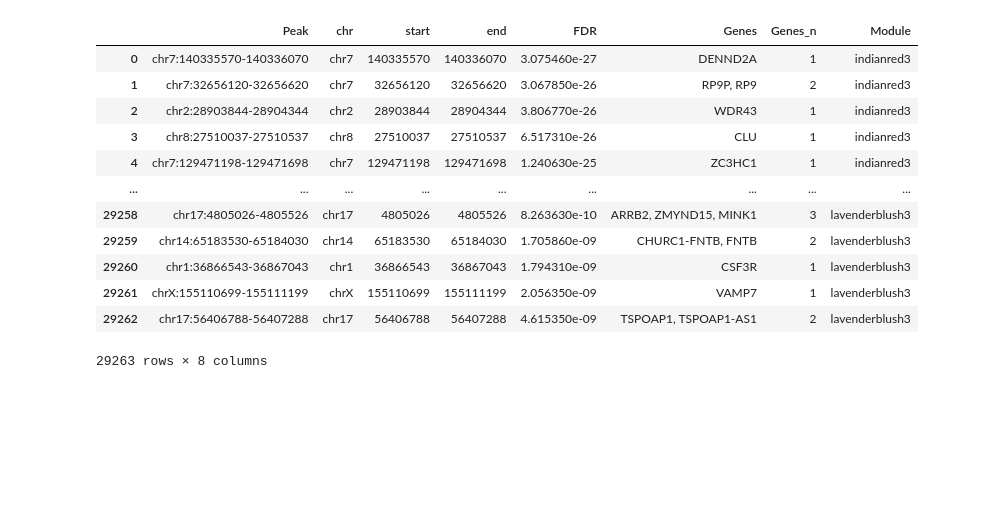
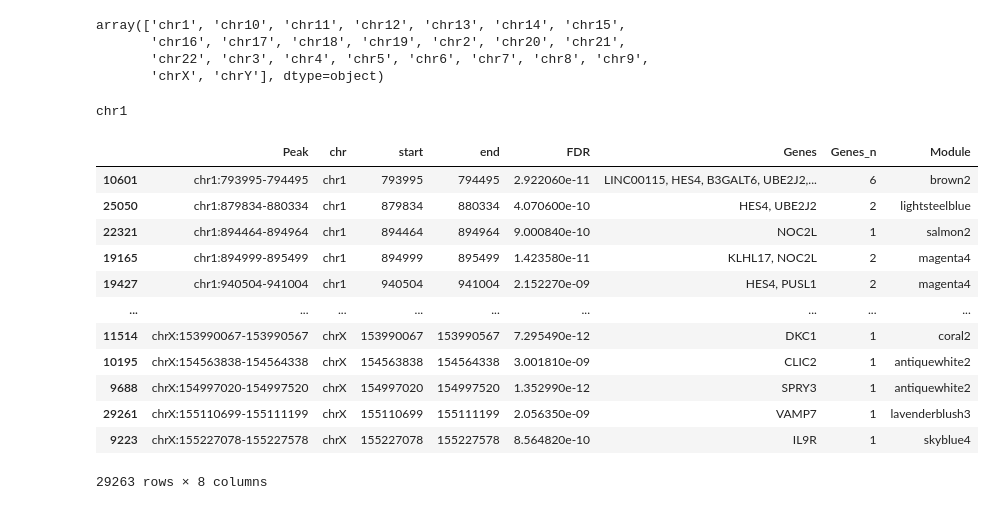
Before and after one commit to sermare/TF_footprints, a Jupyter notebook: tf_matchup.ipynb, the cells around one changed output. Saved outputs shown, nothing was run; the diff lists cells and outputs as text; code cells hidden in the pictures; blank space fills up the shorter version.

```diff
--- a/tf_matchup.ipynb
+++ b/tf_matchup.ipynb
@@ -19,19 +20,9 @@ df
 | 843560 | chrY | 59032360 | 59033135 | chrY | 59032853 | 59032866 | MA1124.1.ZNF24 | 15.574043 | - | NaN | ... |
 843561 rows × 11 columns
-# %%
-Modules = pd.read_csv('LinkageModulePeaks.csv')
-Modules
-# %% [output]
-|  | Peak | chr | start | end | FDR | Genes | Genes_n | Module |
-| 0 | chr7:140335570-140336070 | chr7 | 140335570 | 140336070 | 3.075460e-27 | DENND2A | 1 | indianred3 |
-| 1 | chr7:32656120-32656620 | chr7 | 32656120 | 32656620 | 3.067850e-26 | RP9P, RP9 | 2 | indianred3 |
-| 2 | chr2:28903844-28904344 | chr2 | 28903844 | 28904344 | 3.806770e-26 | WDR43 | 1 | indianred3 |
-| 3 | chr8:27510037-27510537 | chr8 | 27510037 | 27510537 | 6.517310e-26 | CLU | 1 | indianred3 |
-| 4 | chr7:129471198-129471698 | chr7 | 129471198 | 129471698 | 1.240630e-25 | ZC3HC1 | 1 | indianred3 |
-| ... | ... | ... | ... | ... | ... | ... | ... | ... |
-| 29258 | chr17:4805026-4805526 | chr17 | 4805026 | 4805526 | 8.263630e-10 | ARRB2, ZMYND15, MINK1 | 3 | lavenderblush3 |
-| 29259 | chr14:65183530-65184030 | chr14 | 65183530 | 65184030 | 1.705860e-09 | CHURC1-FNTB, FNTB | 2 | lavenderblush3 |
-| 29260 | chr1:36866543-36867043 | chr1 | 36866543 | 36867043 | 1.794310e-09 | CSF3R | 1 | lavenderblush3 |
-| 29261 | chrX:155110699-155111199 | chrX | 155110699 | 155111199 | 2.056350e-09 | VAMP7 | 1 | lavenderblush3 |
-| 29262 | chr17:56406788-56407288 | chr17 | 56406788 | 56407288 | 4.615350e-09 | TSPOAP1, TSPOAP1-AS1 | 2 | lavenderblush3 |
-29263 rows × 8 columns
+# %%
+TF_footprints['chr0'].unique()
+# %% [output]
+array(['chr1', 'chr10', 'chr11', 'chr12', 'chr13', 'chr14', 'chr15',
+       'chr16', 'chr17', 'chr18', 'chr19', 'chr2', 'chr20', 'chr21',
+       'chr22', 'chr3', 'chr4', 'chr5', 'chr6', 'chr7', 'chr8', 'chr9',
+       'chrX', 'chrY'], dtype=object)
@@ -37,0 +34,26 @@ Modules
+# %%
+for chromosome in chromosomes[:1]:
+    print(chromosome)
+# %% [output]
+chr1
+# %%
+Modules = pd.read_csv('LinkageModulePeaks.csv')
+Modules = Modules.sort_values(by = ['chr','start'])
+tmp_modules = Modules[Modules.chr == 'chr1']
+tmp_modules = tmp_modules.reset_index()
+#tmp_modules.iloc[1]
+Modules
+# %% [output]
+|  | Peak | chr | start | end | FDR | Genes | Genes_n | Module |
+| 10601 | chr1:793995-794495 | chr1 | 793995 | 794495 | 2.922060e-11 | LINC00115, HES4, B3GALT6, UBE2J2,... | 6 | brown2 |
+| 25050 | chr1:879834-880334 | chr1 | 879834 | 880334 | 4.070600e-10 | HES4, UBE2J2 | 2 | lightsteelblue |
+| 22321 | chr1:894464-894964 | chr1 | 894464 | 894964 | 9.000840e-10 | NOC2L | 1 | salmon2 |
+| 19165 | chr1:894999-895499 | chr1 | 894999 | 895499 | 1.423580e-11 | KLHL17, NOC2L | 2 | magenta4 |
+| 19427 | chr1:940504-941004 | chr1 | 940504 | 941004 | 2.152270e-09 | HES4, PUSL1 | 2 | magenta4 |
+| ... | ... | ... | ... | ... | ... | ... | ... | ... |
+| 11514 | chrX:153990067-153990567 | chrX | 153990067 | 153990567 | 7.295490e-12 | DKC1 | 1 | coral2 |
+| 10195 | chrX:154563838-154564338 | chrX | 154563838 | 154564338 | 3.001810e-09 | CLIC2 | 1 | antiquewhite2 |
+| 9688 | chrX:154997020-154997520 | chrX | 154997020 | 154997520 | 1.352990e-12 | SPRY3 | 1 | antiquewhite2 |
+| 29261 | chrX:155110699-155111199 | chrX | 155110699 | 155111199 | 2.056350e-09 | VAMP7 | 1 | lavenderblush3 |
+| 9223 | chrX:155227078-155227578 | chrX | 155227078 | 155227578 | 8.564820e-10 | IL9R | 1 | skyblue4 |
+29263 rows × 8 columns
```
Also changed, not shown: parts of 19 cells of this notebook, 11 other files.
